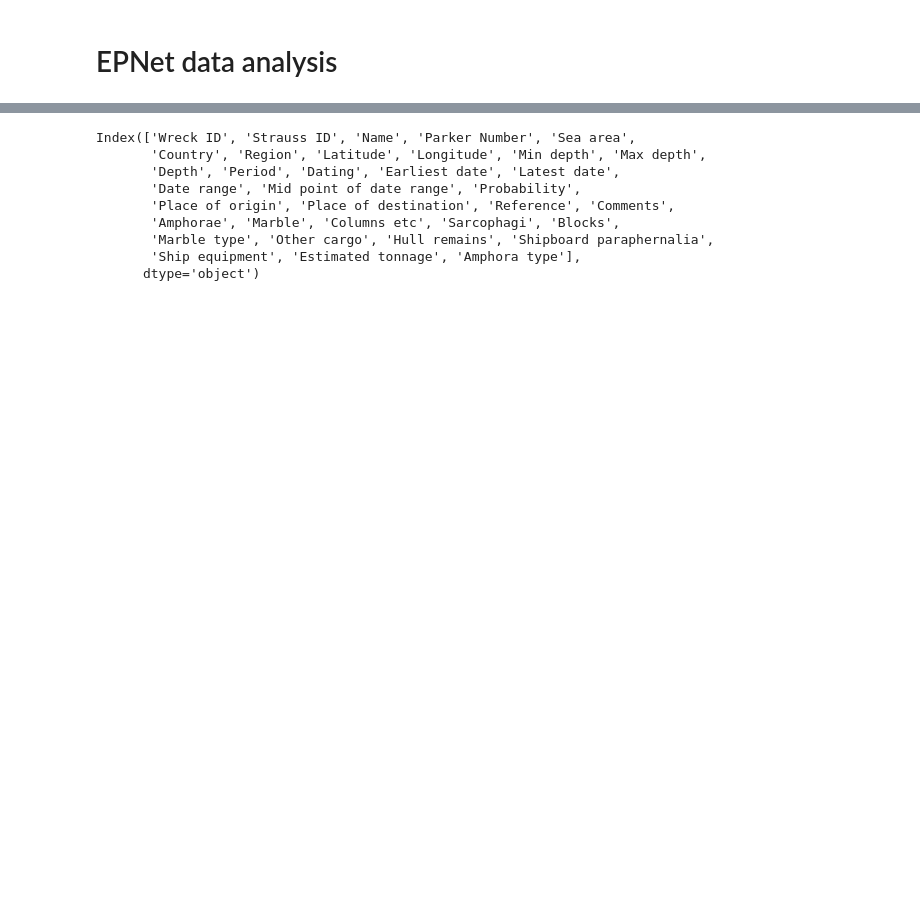
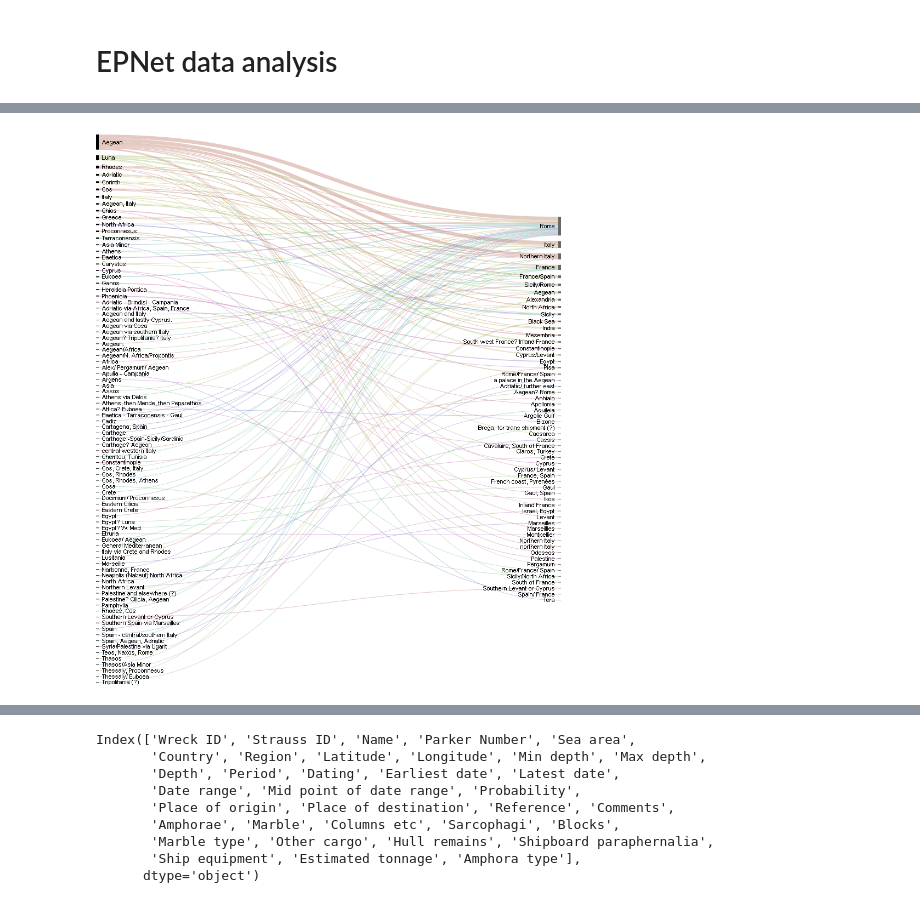
Before and after one commit to izaromanowska/shipwrecks, a Jupyter notebook: EPNet_shipwrecks.ipynb, the cells around one changed output, grey strips where cells are left out. Saved outputs shown, nothing was run; the diff lists cells and outputs as text; code cells hidden in the pictures; blank space fills up the shorter version.

```diff
--- a/EPNet_shipwrecks.ipynb
+++ b/EPNet_shipwrecks.ipynb
@@ -95,0 +122,5 @@ py.iplot(fig, filename='Roman Shipwrecks')
+# %%
+from IPython.display import Image
+Image('flows.png')
+# %% [output]
+[figure, added]
```
Also changed, not shown: parts of 21 cells of this notebook, 8 other files.
